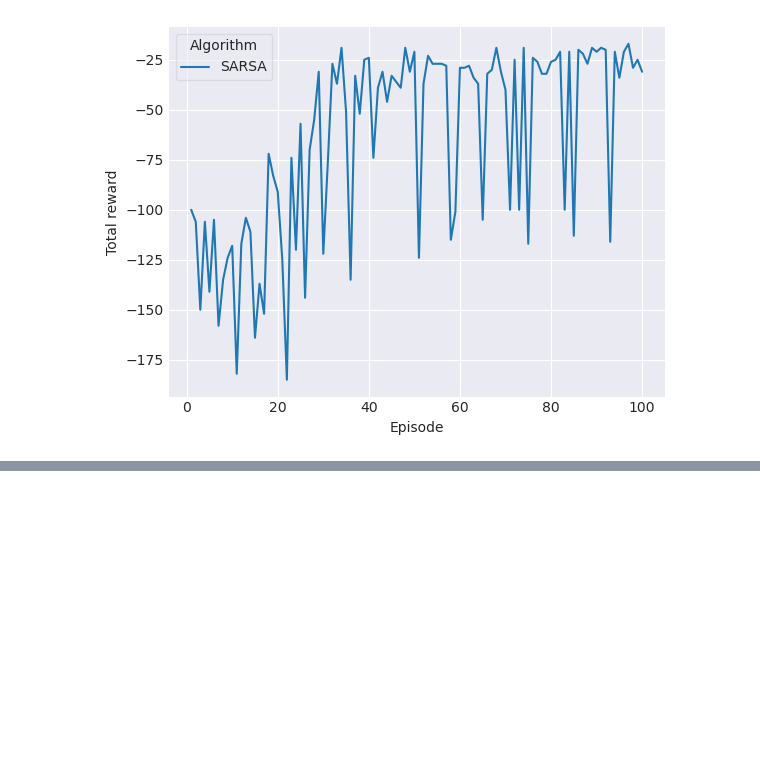
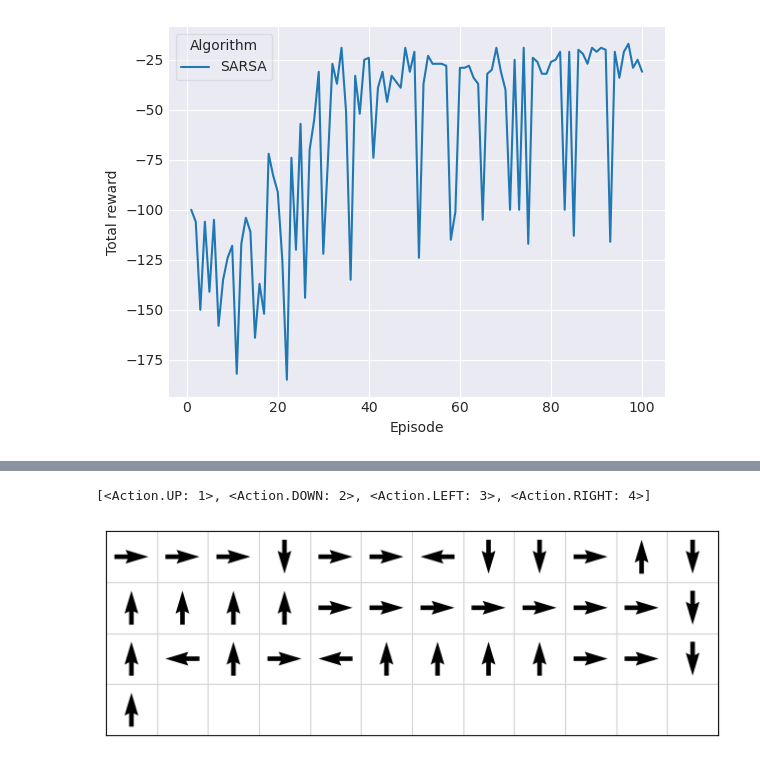
Before and after one commit to the-mysh/rl-coursework, a Jupyter notebook: tasks/cliff_problem/Cliff_problem.ipynb, the cells around one changed output, grey strips where cells are left out. Cells and saved outputs as stored; diff of their text form; code cells hidden in the pictures; blank space fills up the shorter version.

Commit message:
[Cliff problem] Plot policy as quiver field

```diff
--- a/tasks/cliff_problem/Cliff_problem.ipynb
+++ b/tasks/cliff_problem/Cliff_problem.ipynb
@@ -106,3 +106,12 @@ with plt.style.context('seaborn-v0_8-darkgrid'):
     ax.legend(title="Algorithm", fancybox=True, framealpha=0.5, frameon=True)
 # %% [output]
 [figure]
+# %%
+
+policy_idx = np.argmax(sarsa.q_values, axis=-1)
+policy_actions = np.array(sarsa.actions)[policy_idx]
+
+terminal = ~np.any(sarsa.q_values, axis=-1)
+
+policy_actions[terminal] = ""
+policy_actions
@@ -108,0 +133,30 @@ with plt.style.context('seaborn-v0_8-darkgrid'):
+# %%
+sarsa.actions
+# %% [output]
+[<Action.UP: 1>, <Action.DOWN: 2>, <Action.LEFT: 3>, <Action.RIGHT: 4>]
+# %%
+x_components = np.array([0, 0, -1, 1]).astype(float)
+y_components = np.array([1, -1, 0, 0]).astype(float)
+
+u = x_components[policy_idx]
+v = y_components[policy_idx]
+
+u[terminal] = np.nan
+v[terminal] = np.nan
+
+
+fig, ax = plt.subplots(figsize=(8, 4))
+ax.yaxis.set_inverted(True)
+q = ax.quiver(u, v, pivot='mid')
+
+ax.set_aspect('equal')
+ax.grid(color='lightgrey')
+ax.set_xticks(np.arange(policy_idx.shape[1]+1)-0.5)
+ax.set_yticks(np.arange(policy_idx.shape[0])-0.5)
+ax.set_xticklabels([])
+ax.set_yticklabels([])
+ax.set_xlim(-0.5, policy_idx.shape[1]-0.5)
+ax.set_ylim(policy_idx.shape[0]-0.5, -0.5)
+ax.tick_params(axis='both', which='major', length=0)
+# %% [output]
+[figure, added]
```
Also changed, not shown: parts of 2 cells of this notebook.
